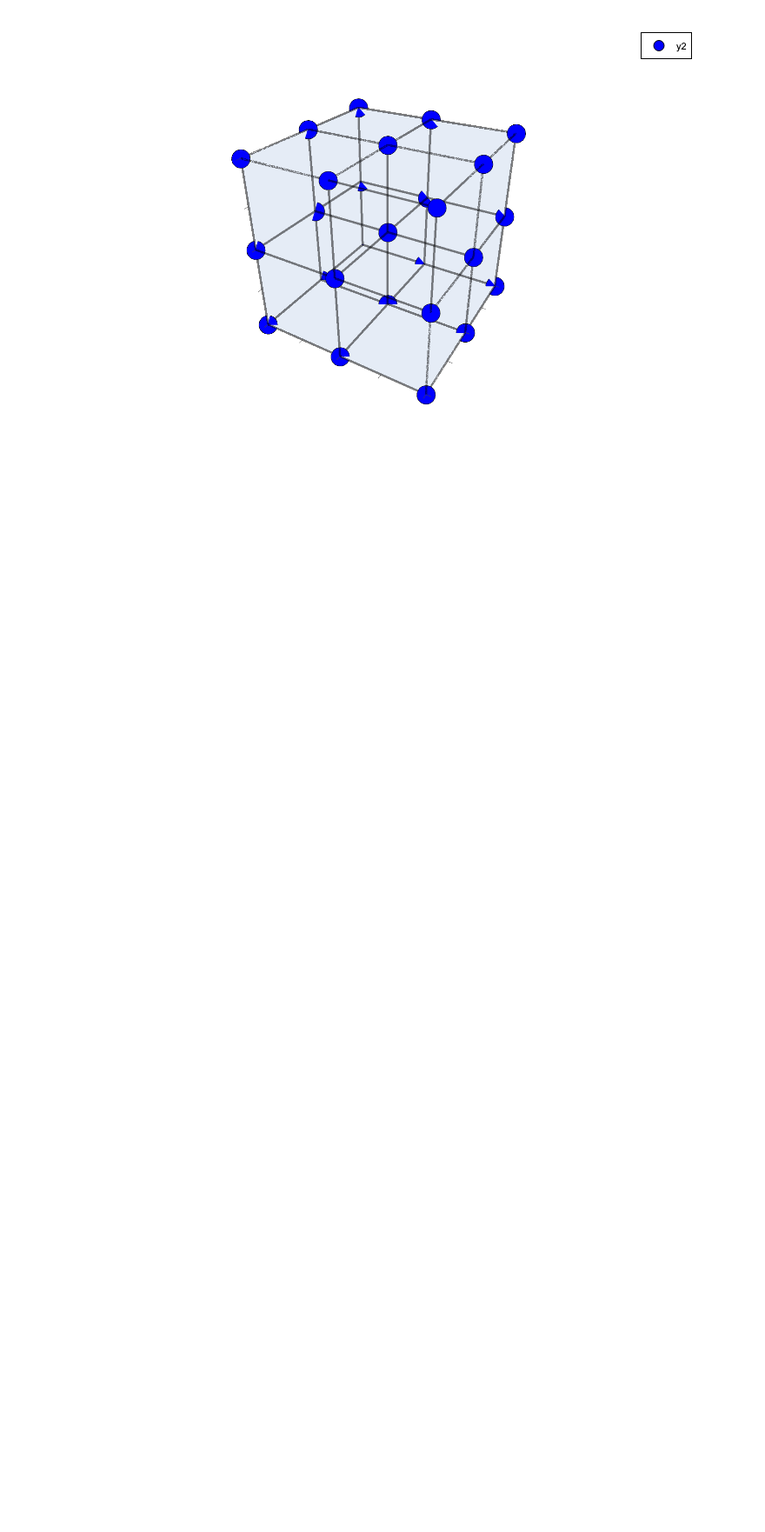
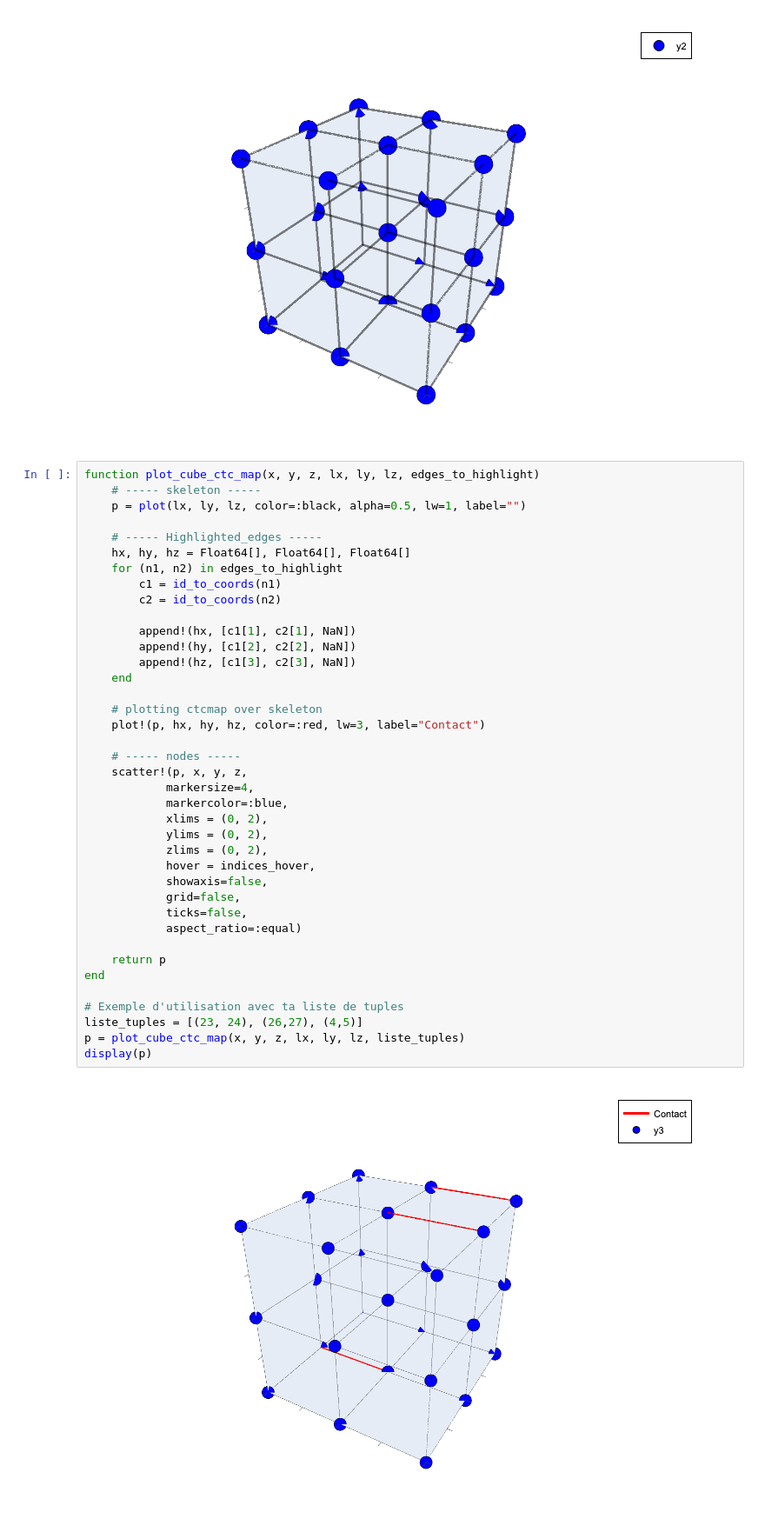
Before and after one commit to 0Marie0/pBIM, a Jupyter notebook: test_julia/test_visualisation.ipynb, the cells around one changed output. Shown at 87% size. Drawn from its saved outputs; the diff is of its cells as text; blank space fills up the shorter version.

Commit message:
adding visualization tool

```diff
--- a/test_julia/test_visualisation.ipynb
+++ b/test_julia/test_visualisation.ipynb
@@ -88,3 +88,44 @@ p = plot_cube(x, y, z, lx, ly, lz)
 display(p)
 # %% [output]
 [figure]
+# %%
+function plot_cube_ctc_map(x, y, z, lx, ly, lz, edges_to_highlight)
+    # ----- skeleton -----
+    p = plot(lx, ly, lz, color=:black, alpha=0.5, lw=1, label="")
+
+    # ----- Highlighted_edges -----
+    hx, hy, hz = Float64[], Float64[], Float64[]
+    for (n1, n2) in edges_to_highlight
+        c1 = id_to_coords(n1)
+        c2 = id_to_coords(n2)
+
+        append!(hx, [c1[1], c2[1], NaN])
+        append!(hy, [c1[2], c2[2], NaN])
+        append!(hz, [c1[3], c2[3], NaN])
+    end
+
+    # plotting ctcmap over skeleton
+    plot!(p, hx, hy, hz, color=:red, lw=3, label="Contact")
+
+    # ----- nodes -----
+    scatter!(p, x, y, z,
+            markersize=4,
+            markercolor=:blue,
+            xlims = (0, 2),
+            ylims = (0, 2),
+            zlims = (0, 2),
+            hover = indices_hover,
+            showaxis=false,
+            grid=false,
+            ticks=false,
+            aspect_ratio=:equal)
+
+    return p
+end
+
+# Exemple d'utilisation avec ta liste de tuples
+liste_tuples = [(23, 24), (26,27), (4,5)]
+p = plot_cube_ctc_map(x, y, z, lx, ly, lz, liste_tuples)
+display(p)
+# %% [output]
+[figure, added]
```
Also changed, not shown: 1 other file.
